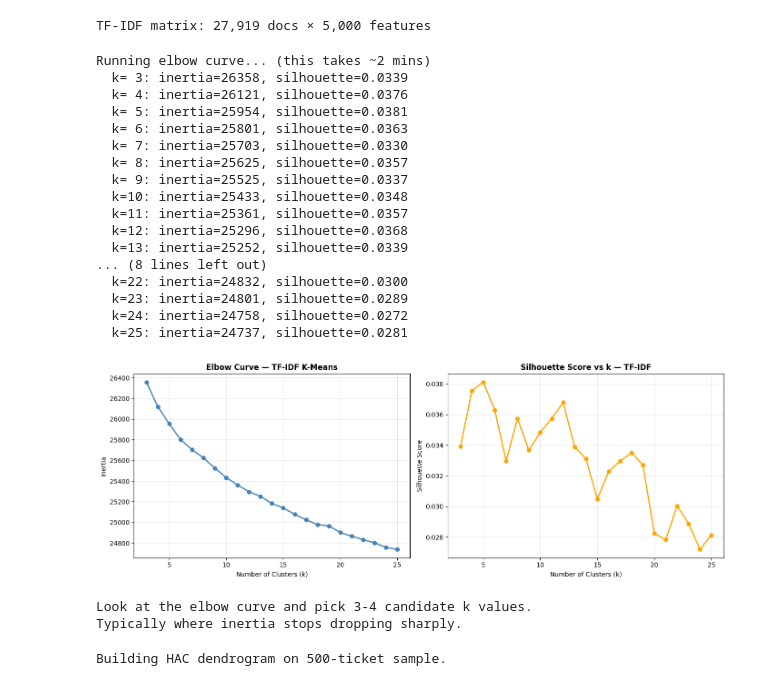
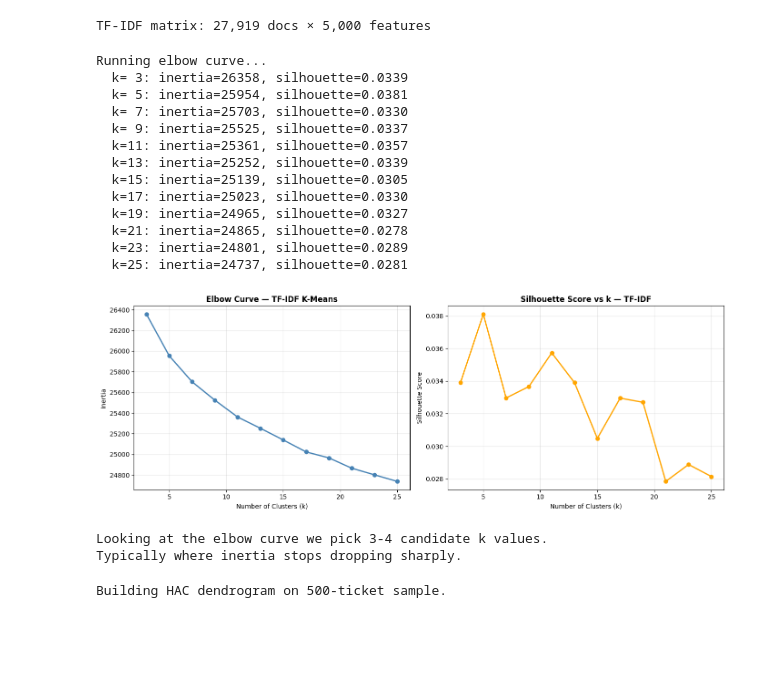
Before and after one commit to vd0208/Task4, a Jupyter notebook: notebooks/initial_clustering.ipynb, the cells around one changed output. Drawn from its saved outputs; the diff is of its cells as text; code cells hidden in the pictures; blank space fills up the shorter version.

Commit message:
initial_clustering.ipynb: TF-IDF K-Means/HAC, elbow curve (k=3-25),   multi-seed stability, best k=5 seed=42, changed the k to select odd values.

```diff
--- a/notebooks/initial_clustering.ipynb
+++ b/notebooks/initial_clustering.ipynb
@@ -79,7 +79,7 @@ def get_coherence(texts, labels, n_top=10):
 # %%
 #Elbow curve kmeans = 3 to 25
 print("Running elbow curve...")
-k_range = range(3, 26)
+k_range = range(3, 26, 2)
 inertias, sil_scores = [], []
 
 for k in k_range:
@@ -90,44 +90,40 @@ for k in k_range:
     print(f"  k={k:2d}: inertia={km.inertia_:.0f}, silhouette={sil_scores[-1]:.4f}")
 
 fig, axes = plt.subplots(1, 2, figsize=(14, 5))
 axes[0].plot(list(k_range), inertias, marker='o', linewidth=2, color='steelblue')
 axes[0].set_title('Elbow Curve — TF-IDF K-Means', fontweight='bold')
 axes[0].set_xlabel('Number of Clusters (k)')
 axes[0].set_ylabel('Inertia')
 axes[0].grid(True, alpha=0.3)
 
 axes[1].plot(list(k_range), sil_scores, marker='o', linewidth=2, color='orange')
 axes[1].set_title('Silhouette Score vs k — TF-IDF', fontweight='bold')
 axes[1].set_xlabel('Number of Clusters (k)')
 axes[1].set_ylabel('Silhouette Score')
 axes[1].grid(True, alpha=0.3)
 
 plt.tight_layout()
 plt.savefig('/Users/aanchala/Task4/results/elbow_curve.png', dpi=150)
 plt.show()
 
 print("\nLooking at the elbow curve we pick 3-4 candidate k values.")
 print("Typically where inertia stops dropping sharply.")
 # %% [output]
-Running elbow curve... (this takes ~2 mins)
+Running elbow curve...
   k= 3: inertia=26358, silhouette=0.0339
-  k= 4: inertia=26121, silhouette=0.0376
   k= 5: inertia=25954, silhouette=0.0381
-  k= 6: inertia=25801, silhouette=0.0363
   k= 7: inertia=25703, silhouette=0.0330
-  k= 8: inertia=25625, silhouette=0.0357
   k= 9: inertia=25525, silhouette=0.0337
-  k=10: inertia=25433, silhouette=0.0348
   k=11: inertia=25361, silhouette=0.0357
-  k=12: inertia=25296, silhouette=0.0368
   k=13: inertia=25252, silhouette=0.0339
-... (8 lines left out)
-  k=22: inertia=24832, silhouette=0.0300
+  k=15: inertia=25139, silhouette=0.0305
+  k=17: inertia=25023, silhouette=0.0330
+  k=19: inertia=24965, silhouette=0.0327
+  k=21: inertia=24865, silhouette=0.0278
   k=23: inertia=24801, silhouette=0.0289
-  k=24: inertia=24758, silhouette=0.0272
   k=25: inertia=24737, silhouette=0.0281
-[figure, old version]
+[figure, new version]
-Look at the elbow curve and pick 3-4 candidate k values.
+Looking at the elbow curve we pick 3-4 candidate k values.
 Typically where inertia stops dropping sharply.
 # %%
 #HAC dendrogram to confirm k
```
Also changed, not shown: parts of 1 cell of this notebook.
